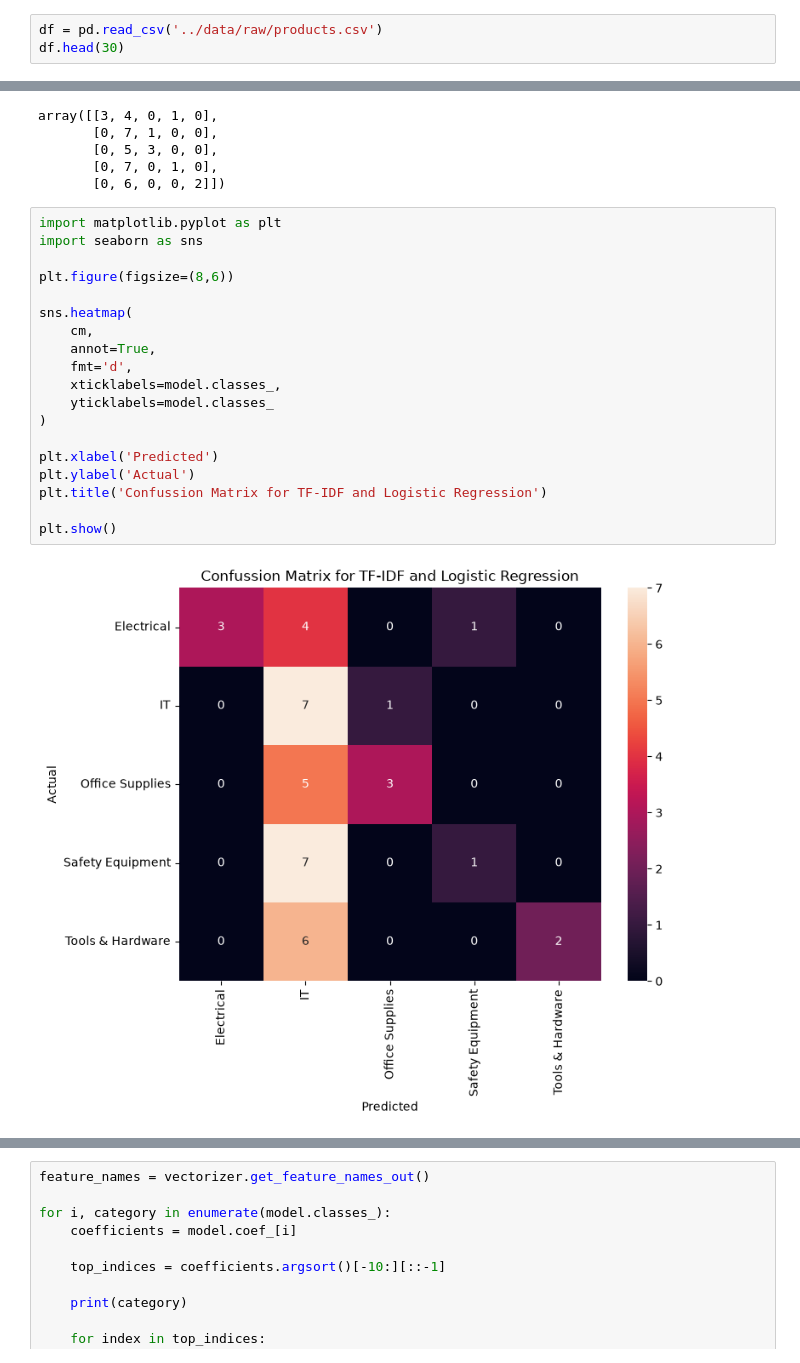
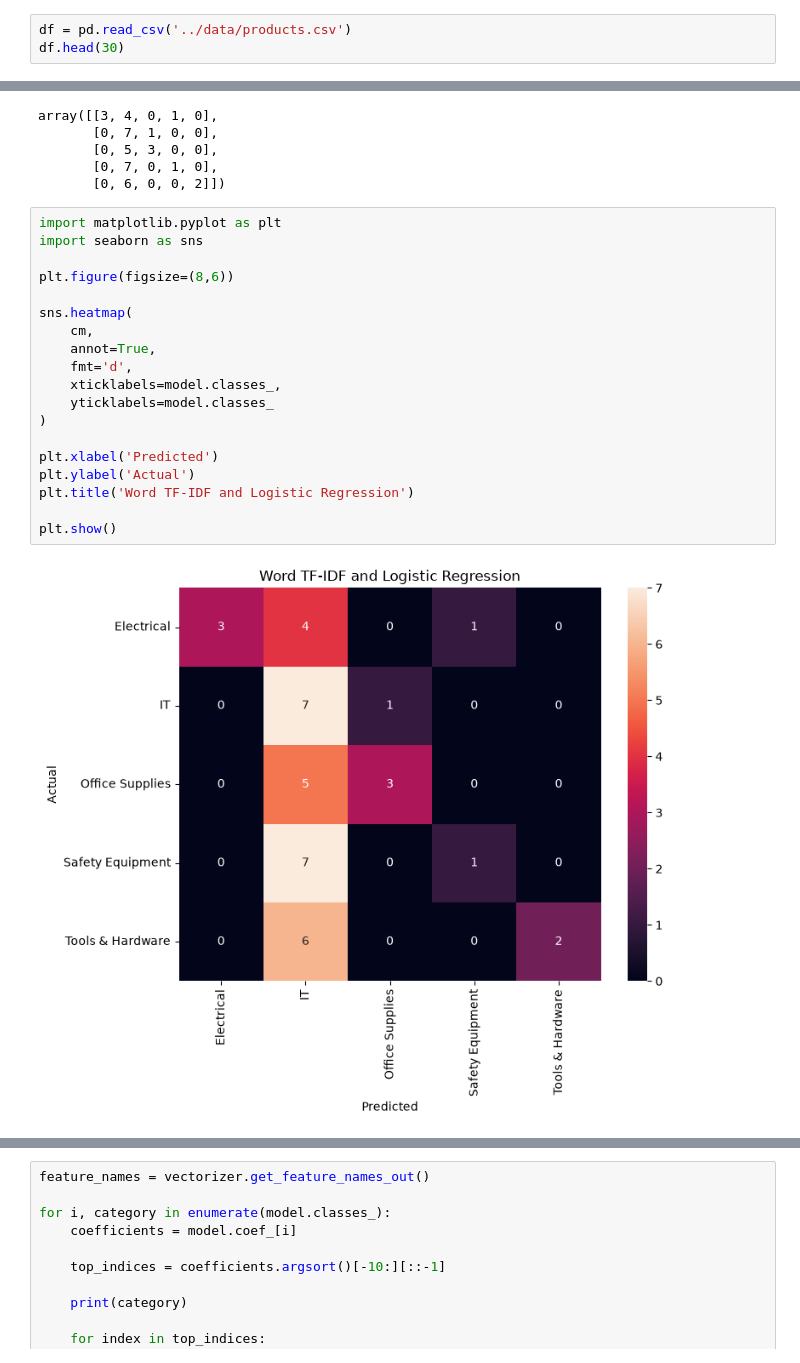
Before and after one commit to annisatzky-tech/chinese-indonesian-product-classification, a Jupyter notebook: notebooks/02_baseline_model.ipynb, the cells around one changed output, grey strips where cells are left out. Drawn from its saved outputs; the diff is of its cells as text.

```diff
--- a/notebooks/02_baseline_model.ipynb
+++ b/notebooks/02_baseline_model.ipynb
@@ -9,5 +10,5 @@ from sklearn.metrics import accuracy_score, classification_report, confusion_mat
 # %%
-df = pd.read_csv('../data/raw/products.csv')
+df = pd.read_csv('../data/products.csv')
 df.head(30)
 # %% [output]
 |  | id | language | product | category |
@@ -113,21 +120,21 @@ array([[3, 4, 0, 1, 0],
 # %%
 import matplotlib.pyplot as plt
 import seaborn as sns
 
 plt.figure(figsize=(8,6))
 
 sns.heatmap(
     cm,
     annot=True,
     fmt='d',
     xticklabels=model.classes_,
     yticklabels=model.classes_
 )
 
 plt.xlabel('Predicted')
 plt.ylabel('Actual')
-plt.title('Confussion Matrix for TF-IDF and Logistic Regression')
+plt.title('Word TF-IDF and Logistic Regression')
 
 plt.show()
 # %% [output]
-[figure, old version]
+[figure, new version]
```
Also changed, not shown: parts of 16 cells of this notebook, 1 other file.
